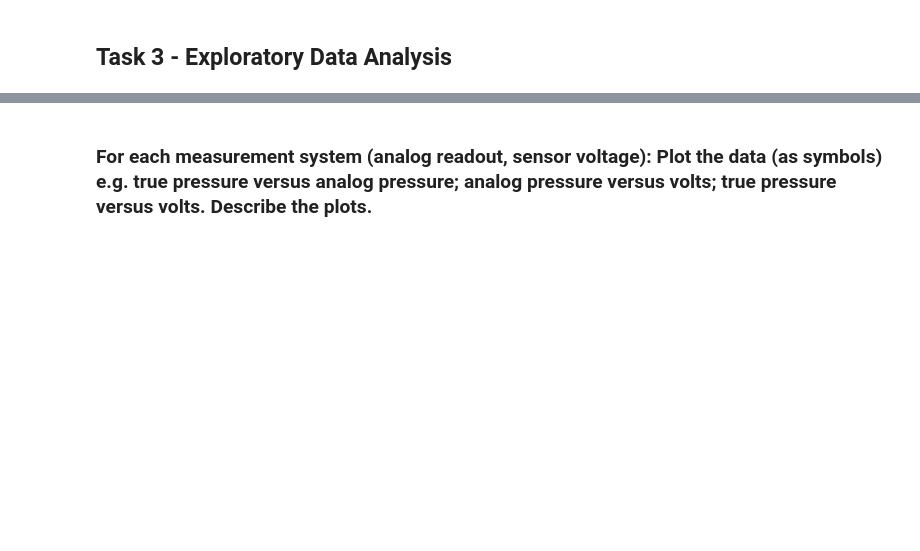
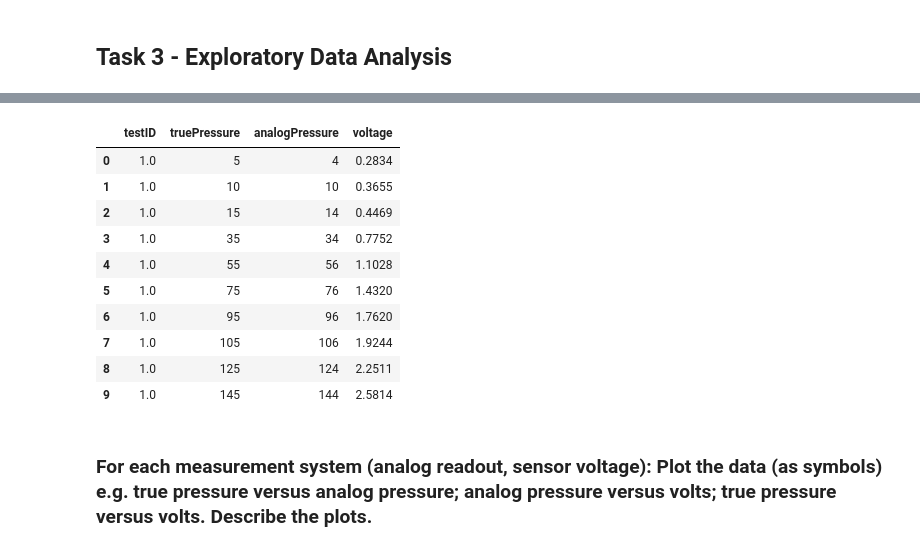
Before and after one commit to TeaOfTheSea/InstrumentCalibrationGit, a Jupyter notebook: InstrumentCalibration-Project.ipynb, the cells around one changed output, grey strips where cells are left out. Cells and saved outputs as stored; diff of their text form; code cells hidden in the pictures; blank space fills up the shorter version.

```diff
--- a/InstrumentCalibration-Project.ipynb
+++ b/InstrumentCalibration-Project.ipynb
@@ -164,2 +177,18 @@ ad.head()
+# %%
+ad.columns = ['testID', 'truePressure', 'analogPressure', 'voltage'] #renaming columns for easier understanding
+ad.set_index('testID') #indexing the table by the test ID
+ad.head(10)
+# %% [output]
+|  | testID | truePressure | analogPressure | voltage |
+| 0 | 1.0 | 5 | 4 | 0.2834 |
+| 1 | 1.0 | 10 | 10 | 0.3655 |
+| 2 | 1.0 | 15 | 14 | 0.4469 |
+| 3 | 1.0 | 35 | 34 | 0.7752 |
+| 4 | 1.0 | 55 | 56 | 1.1028 |
+| 5 | 1.0 | 75 | 76 | 1.4320 |
+| 6 | 1.0 | 95 | 96 | 1.7620 |
+| 7 | 1.0 | 105 | 106 | 1.9244 |
+| 8 | 1.0 | 125 | 124 | 2.2511 |
+| 9 | 1.0 | 145 | 144 | 2.5814 |
 # %% [markdown]
 ### For each measurement system (analog readout, sensor voltage): Plot the data (as symbols) e.g. true pressure versus analog pressure; analog pressure versus volts; true pressure versus volts. Describe the plots.
```
Also changed, not shown: parts of 12 cells of this notebook.
